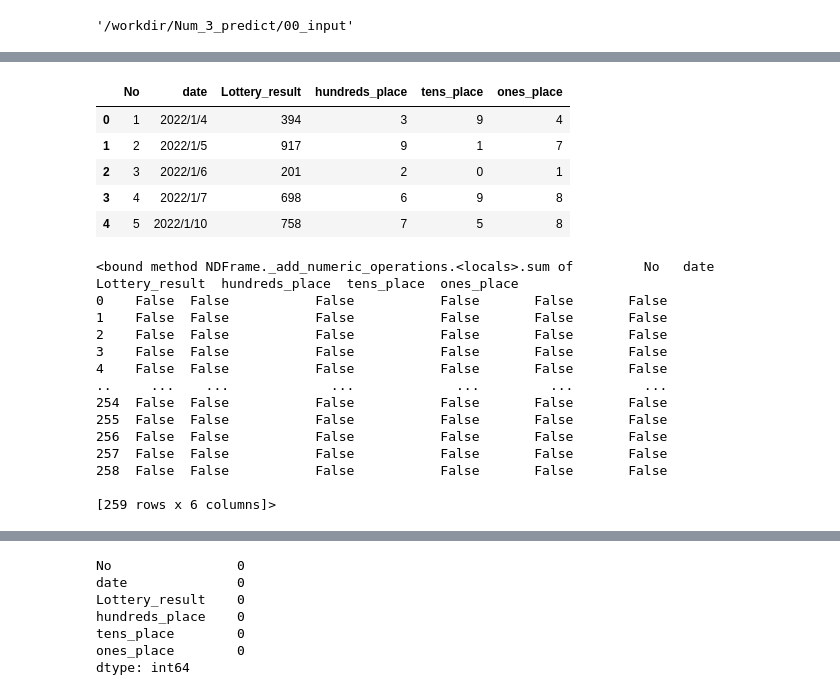
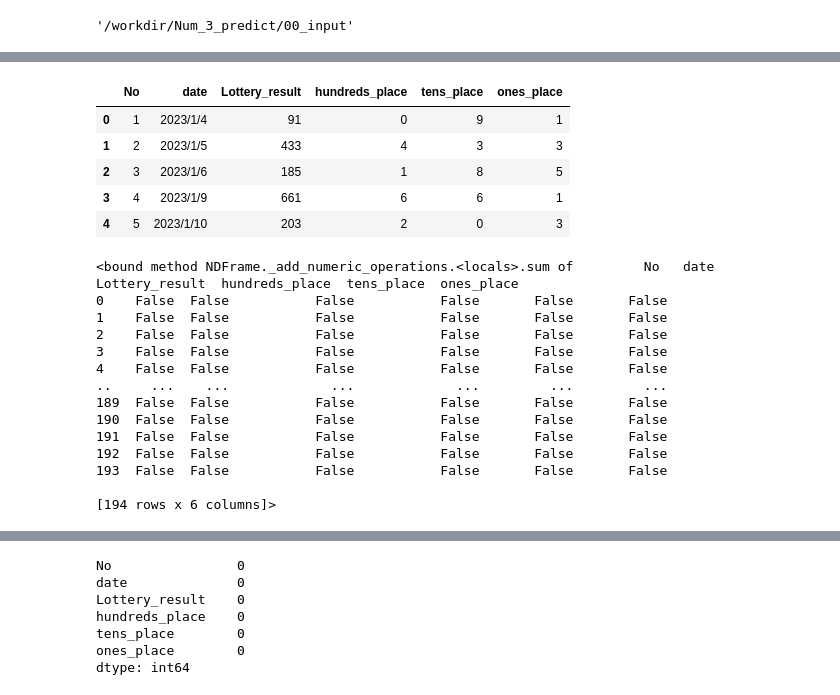
Before and after one commit to yyoshikun/workdir, a Jupyter notebook: Num_3_challenge_5.ipynb, the cells around one changed output, grey strips where cells are left out. Cells and saved outputs as stored; diff of their text form; code cells hidden in the pictures.

```diff
--- a/Num_3_challenge_5.ipynb
+++ b/Num_3_challenge_5.ipynb
@@ -65,16 +70,16 @@ display(Num_3_paths)
 # %%
-#004 csv_data 呼び出して内容を確認
+#004 csv_data 呼び出して確認
 Num_3_predict_dir=os.path.join(data_dir,'00_input')
-Num_3_file='Num_3_2022.csv' #西暦ごとに出力 + #005欠損値も確認
+Num_3_file='Num_3_2023.csv' #西暦ごとに出力 + #005欠損値も確認
 Num_3=pd.read_csv(os.path.join(Num_3_predict_dir,Num_3_file))
 display(Num_3.head())
 # %% [output]
 |  | No | date | Lottery_result | hundreds_place | tens_place | ones_place |
-| 0 | 1 | 2022/1/4 | 394 | 3 | 9 | 4 |
-| 1 | 2 | 2022/1/5 | 917 | 9 | 1 | 7 |
-| 2 | 3 | 2022/1/6 | 201 | 2 | 0 | 1 |
-| 3 | 4 | 2022/1/7 | 698 | 6 | 9 | 8 |
-| 4 | 5 | 2022/1/10 | 758 | 7 | 5 | 8 |
+| 0 | 1 | 2023/1/4 | 91 | 0 | 9 | 1 |
+| 1 | 2 | 2023/1/5 | 433 | 4 | 3 | 3 |
+| 2 | 3 | 2023/1/6 | 185 | 1 | 8 | 5 |
+| 3 | 4 | 2023/1/9 | 661 | 6 | 6 | 1 |
+| 4 | 5 | 2023/1/10 | 203 | 2 | 0 | 3 |
 # %%
 #005 欠損値の確認---どちらでもOK---
 Num_3.isnull().sum #Falseは欠損なし
@@ -86,11 +91,11 @@ Num_3.isnull().sum #Falseは欠損なし
 3    False  False           False           False       False       False
 4    False  False           False           False       False       False
 ..     ...    ...             ...             ...         ...         ...
-254  False  False           False           False       False       False
-255  False  False           False           False       False       False
-256  False  False           False           False       False       False
-257  False  False           False           False       False       False
-258  False  False           False           False       False       False
+189  False  False           False           False       False       False
+190  False  False           False           False       False       False
+191  False  False           False           False       False       False
+192  False  False           False           False       False       False
+193  False  False           False           False       False       False
 
-[259 rows x 6 columns]>
+[194 rows x 6 columns]>
 # %%
```
Also changed, not shown: parts of 119 cells of this notebook, 7 other files.
